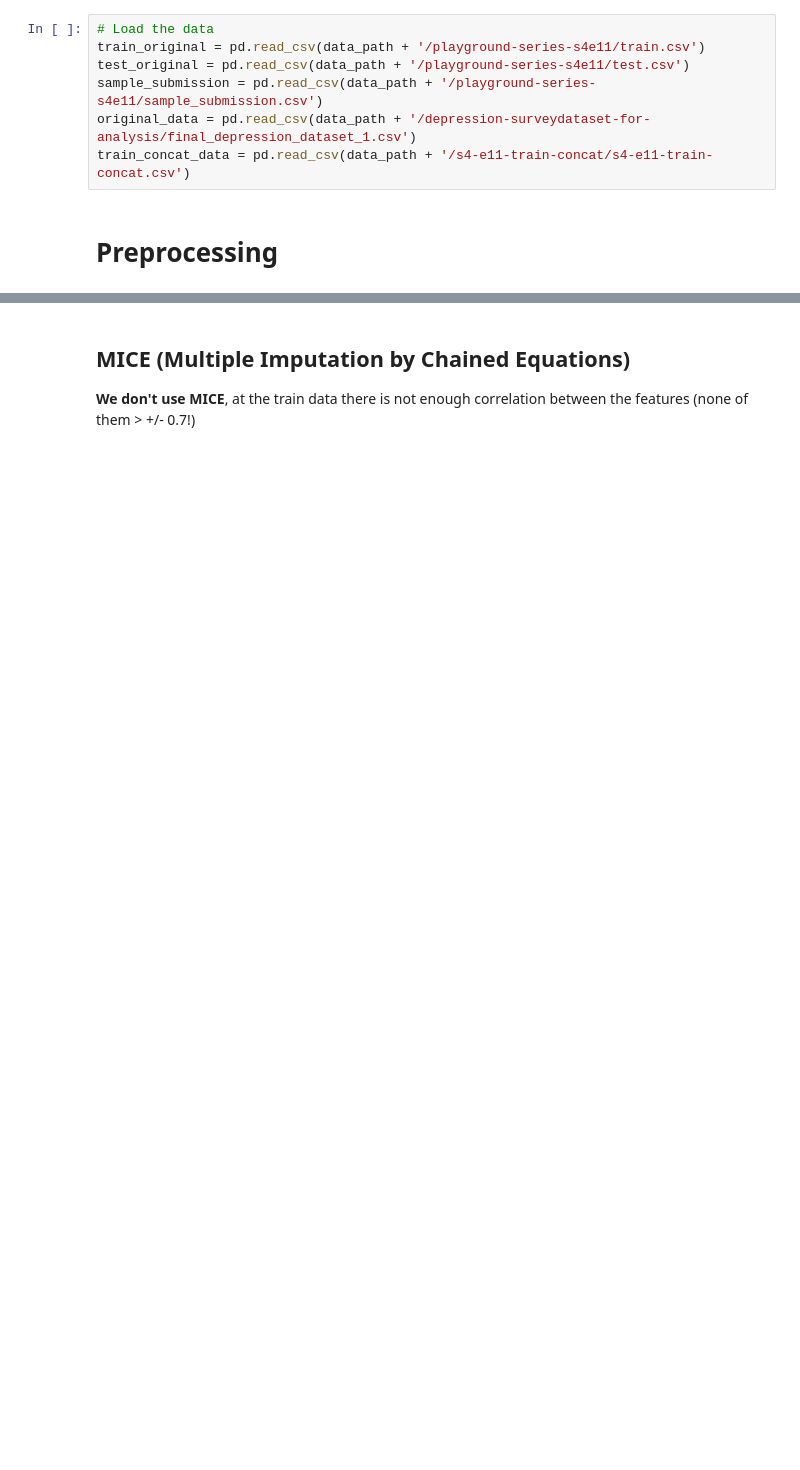
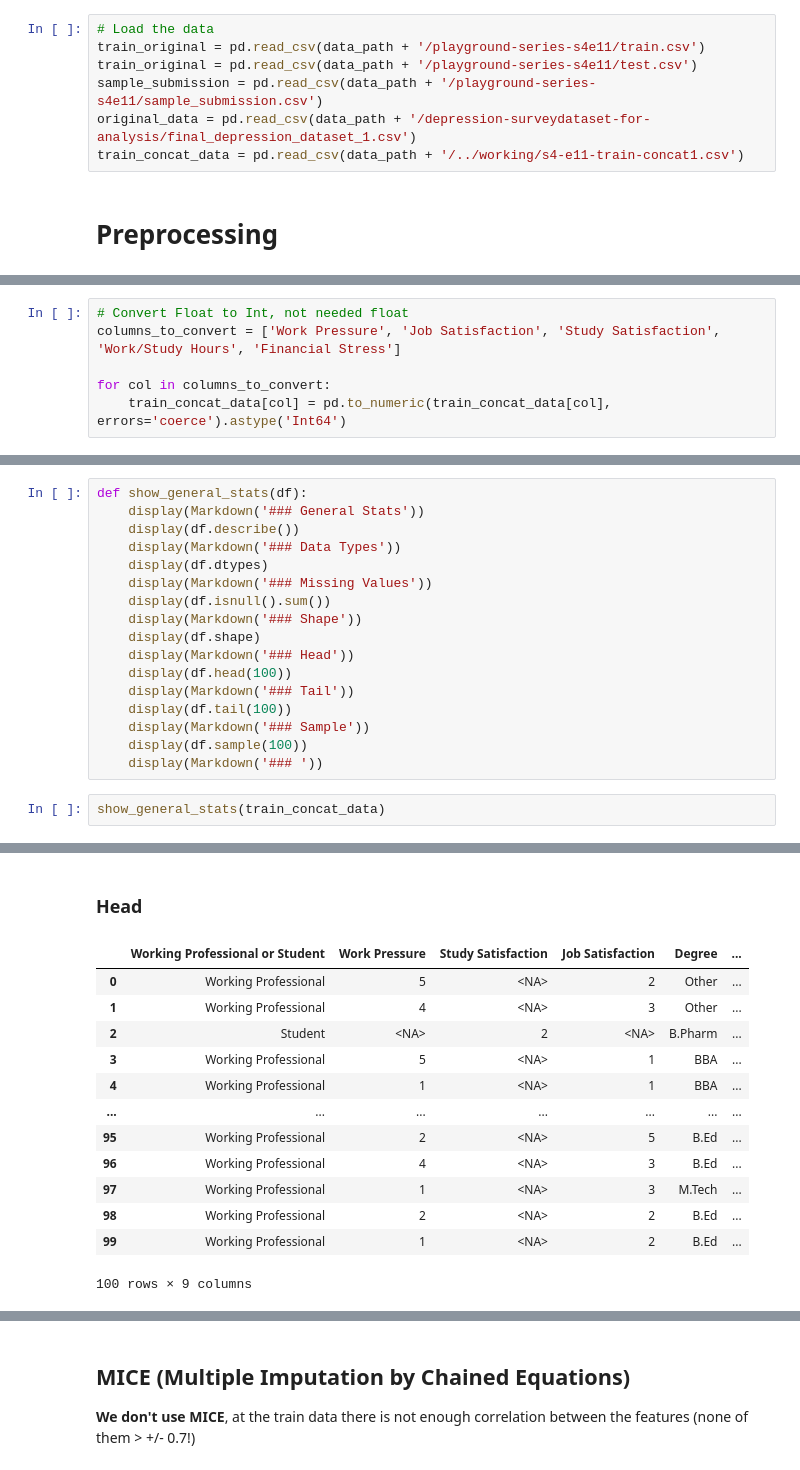
Before and after one commit to mailmezorro/playground-series-s4e11, a Jupyter notebook: Preprocessing/playground-series-s4e11-preprocessing.ipynb, the cells around one changed output, grey strips where cells are left out. Drawn from its saved outputs; the diff is of its cells as text; blank space fills up the shorter version.

```diff
--- a/Preprocessing/playground-series-s4e11-preprocessing.ipynb
+++ b/Preprocessing/playground-series-s4e11-preprocessing.ipynb
@@ -50,9 +50,9 @@ for dirname, _, filenames in os.walk(data_path):
 # %%
 # Load the data
 train_original = pd.read_csv(data_path + '/playground-series-s4e11/train.csv')
-test_original = pd.read_csv(data_path + '/playground-series-s4e11/test.csv')
+train_original = pd.read_csv(data_path + '/playground-series-s4e11/test.csv')
 sample_submission = pd.read_csv(data_path + '/playground-series-s4e11/sample_submission.csv')
 original_data = pd.read_csv(data_path + '/depression-surveydataset-for-analysis/final_depression_dataset_1.csv')
-train_concat_data = pd.read_csv(data_path + '/s4-e11-train-concat/s4-e11-train-concat.csv')
+train_concat_data = pd.read_csv(data_path + '/../working/s4-e11-train-concat1.csv')
 # %% [markdown]
 # Preprocessing
@@ -59,3 +61,9 @@ train_concat_data = pd.read_csv(data_path + '/s4-e11-train-concat/s4-e11-train-c
+# %%
+# Convert Float to Int, not needed float
+columns_to_convert = ['Work Pressure', 'Job Satisfaction', 'Study Satisfaction', 'Work/Study Hours', 'Financial Stress']
+
+for col in columns_to_convert:
+    train_concat_data[col] = pd.to_numeric(train_concat_data[col], errors='coerce').astype('Int64')
 # %%
 def get_categorical_numerical_features(df):
     # Get Numeric & Categorical Features
@@ -136,0 +83,20 @@ train_concat_data.head(20)
+# %%
+def show_general_stats(df):
+    display(Markdown('### General Stats'))
+    display(df.describe())
+    display(Markdown('### Data Types'))
+    display(df.dtypes)
+    display(Markdown('### Missing Values'))
+    display(df.isnull().sum())
+    display(Markdown('### Shape'))
+    display(df.shape)
+    display(Markdown('### Head'))
+    display(df.head(100))
+    display(Markdown('### Tail'))
+    display(df.tail(100))
+    display(Markdown('### Sample'))
+    display(df.sample(100))
+    display(Markdown('### '))
+# %%
+show_general_stats(train_concat_data)
+# %% [output]
@@ -136,0 +137,14 @@ train_concat_data.head(20)
+### Head
+|  | Working Professional or Student | Work Pressure | Study Satisfaction | Job Satisfaction | Degree | ... |
+| 0 | Working Professional | 5 | <NA> | 2 | Other | ... |
+| 1 | Working Professional | 4 | <NA> | 3 | Other | ... |
+| 2 | Student | <NA> | 2 | <NA> | B.Pharm | ... |
+| 3 | Working Professional | 5 | <NA> | 1 | BBA | ... |
+| 4 | Working Professional | 1 | <NA> | 1 | BBA | ... |
+| ... | ... | ... | ... | ... | ... | ... |
+| 95 | Working Professional | 2 | <NA> | 5 | B.Ed | ... |
+| 96 | Working Professional | 4 | <NA> | 3 | B.Ed | ... |
+| 97 | Working Professional | 1 | <NA> | 3 | M.Tech | ... |
+| 98 | Working Professional | 2 | <NA> | 2 | B.Ed | ... |
+| 99 | Working Professional | 1 | <NA> | 2 | B.Ed | ... |
+100 rows × 9 columns
```
Also changed, not shown: parts of 44 cells of this notebook.
